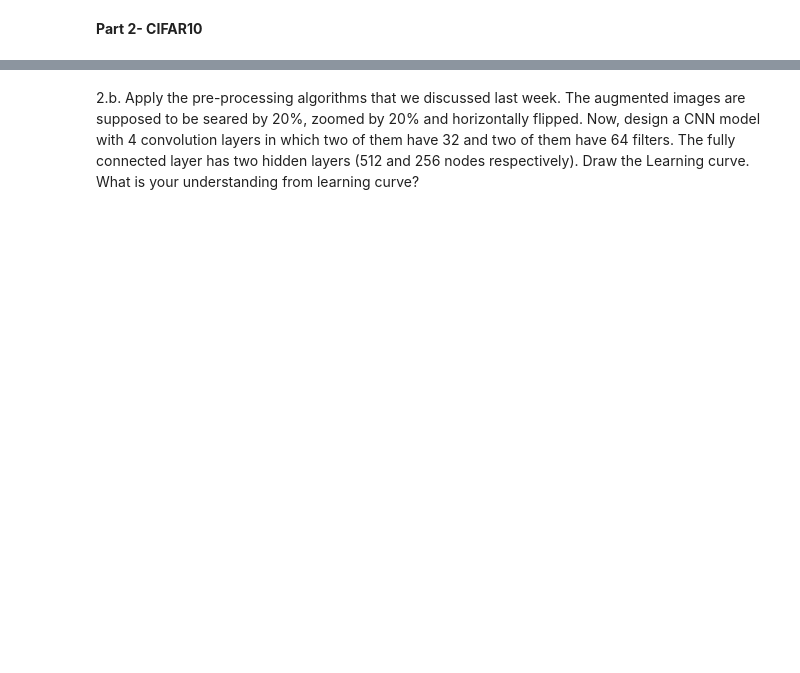
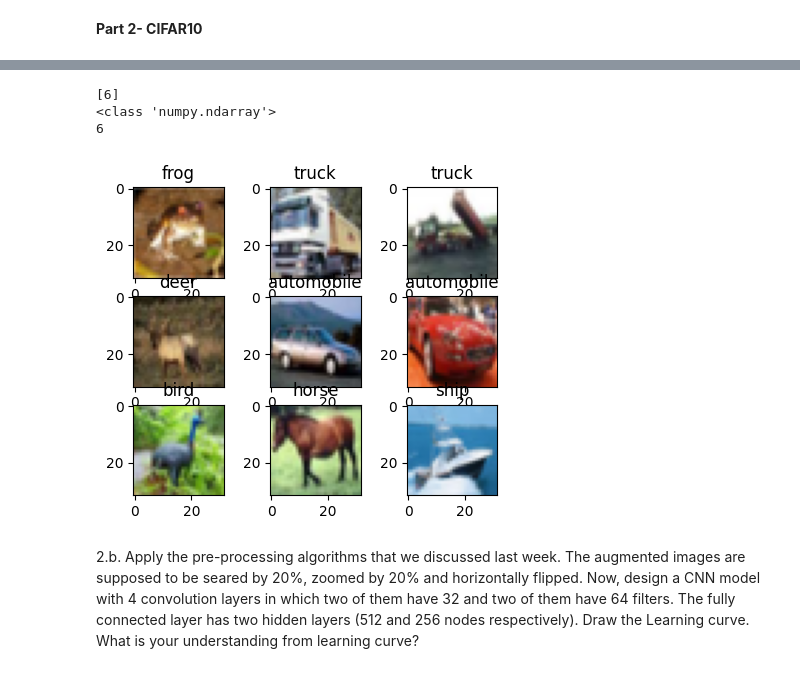
Before and after one commit to samancha/computer-vision-masters, a Jupyter notebook: mod2/Steve-Assignment-2.1-Code.ipynb, the cells around one changed output, grey strips where cells are left out. Saved outputs shown, nothing was run; the diff lists cells and outputs as text; code cells hidden in the pictures; blank space fills up the shorter version.

```diff
--- a/mod2/Steve-Assignment-2.1-Code.ipynb
+++ b/mod2/Steve-Assignment-2.1-Code.ipynb
@@ -78,15 +84,14 @@ num_classes = 10
 X_train = X_train / 255
 X_test = X_test / 255
 
-# Encode outputs (Note capital Y)
+# Encode outputs (Capital Y for one-hot matrix)
 Y_train = tf.keras.utils.to_categorical(y_train, num_classes=num_classes)
-Y_test = tf.keras.utils.to_categorical(y_test, num_classes=num_classes)
+Y_test = tf.keras.utils.to_categorical(y_test, num_classes= num_classes)
 
-# Print out shapes (capital 'Y' is our one-hot matrix!)
 print("Y train:", Y_train.shape)
 print("Y test:", Y_test.shape)
 
-# Print out a few examples from training set
-for i in range(10):
+# Few examples
+for i in range(3):
   print("Label: " + str(y_train[i]) + " | One-hot:", Y_train[i])
 # %% [output]
@@ -156,7 +209,7 @@ learning_curve(hist)
 # %% [markdown]
 **Part 2- CIFAR10**
 # %%
-(X_train, y_train), (X_test, y_test) = # Load CIFAR 10 data here
+(X_train, y_train), (X_test, y_test) = tf.keras.datasets.cifar10.load_data()
 labels= ["airplane","automobile","bird","cat","deer","dog","frog","horse","ship","truck"]
 print(X_train.shape)
 print(X_test.shape)
@@ -170,2 +221,27 @@ print(X_test.shape)
+# %%
+print(y_train[i])
+print(type(y_train[i]))
+
+
+print(y_train[i].tolist()[0])
+# %% [output]
+[6]
+<class 'numpy.ndarray'>
+6
+# %%
+# 2.a. Let's look into the dataset by visualizing some data opints
+
+plt.figure(figsize=(5,4))
+for i in range(9):
+  ax = plt.subplot(3, 3, i + 1)
+  label_index = y_train[i].tolist()[0]
+  plt.title(labels[label_index])
+  plt.xticks()
+  plt.yticks()
+  plt.imshow(X_train[i])
+
+plt.show()
+# %% [output]
+[figure, added]
 # %% [markdown]
 2.b. Apply the pre-processing algorithms that we discussed last week. The augmented images are supposed to be seared by 20%, zoomed by 20% and horizontally flipped. Now, design a CNN model with 4 convolution layers in which two of them have 32 and two of them have 64 filters. The fully connected layer has two hidden layers (512 and 256 nodes respectively). Draw the Learning curve. What is your understanding from learning curve?
```
Also changed, not shown: parts of 16 cells of this notebook.
